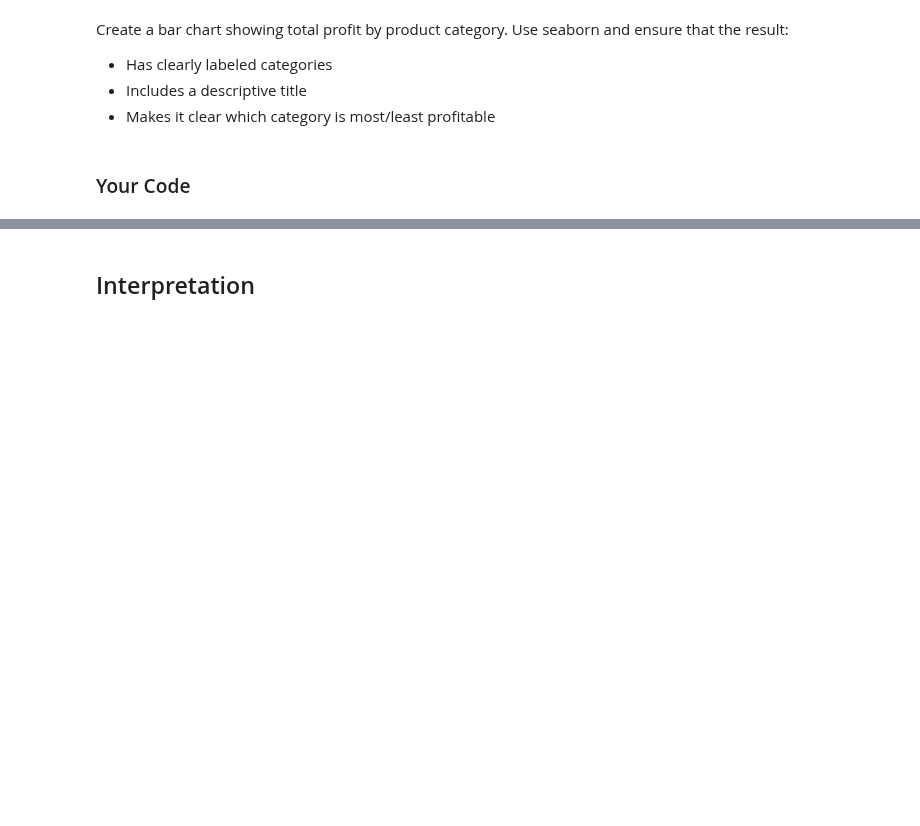
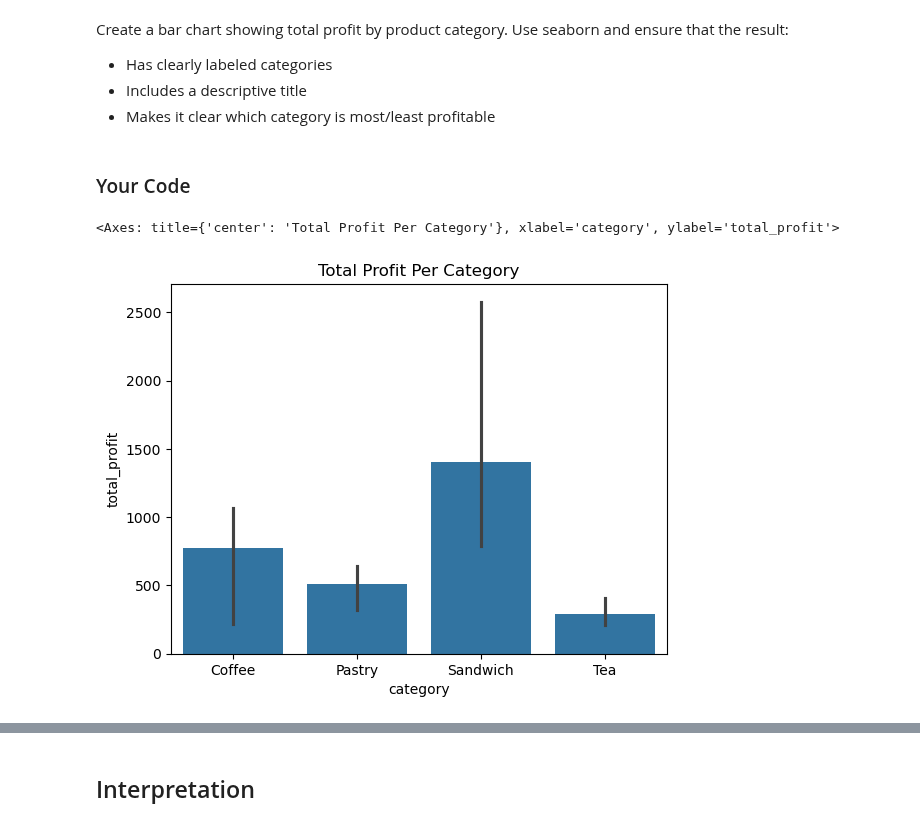
Before and after one commit to mattressdog/py4eda-work, a Jupyter notebook: test2b/test_2b.ipynb, the cells around one changed output, grey strips where cells are left out. Drawn from its saved outputs; the diff is of its cells as text; code cells hidden in the pictures; blank space fills up the shorter version.

```diff
--- a/test2b/test_2b.ipynb
+++ b/test2b/test_2b.ipynb
@@ -364,0 +366,8 @@ Create a bar chart showing total profit by product category. Use seaborn and ens
+# %%
+t_six_plot = sns.barplot(data=t_five_table, x='category', y='total_profit')
+t_six_plot.set_title("Total Profit Per Category")
+
+t_six_plot
+# %% [output]
+<Axes: title={'center': 'Total Profit Per Category'}, xlabel='category', ylabel='total_profit'>
+[figure, added]
```
Also changed, not shown: parts of 4 cells of this notebook.
